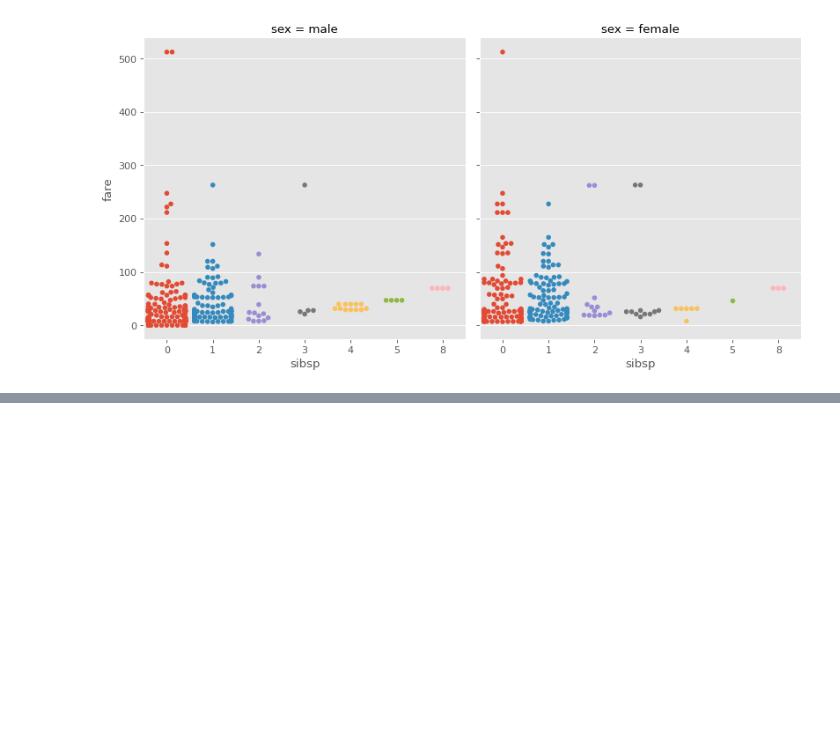
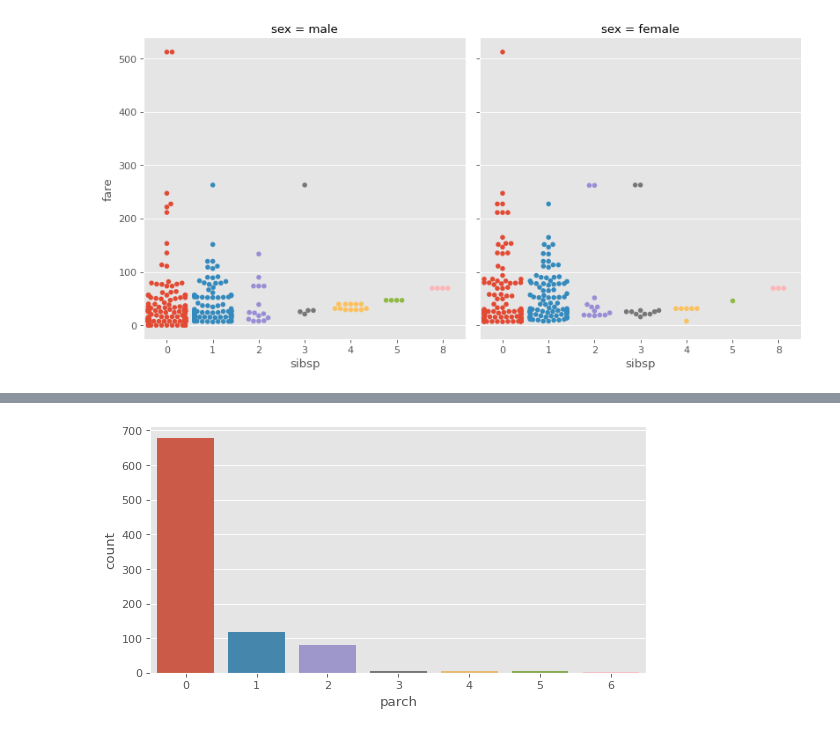
Before and after one commit to mainaliashish/data-science, a Jupyter notebook: EDA/titanic-dataset/eda-titanic.ipynb, the cells around one changed output, grey strips where cells are left out. Drawn from its saved outputs; the diff is of its cells as text; code cells hidden in the pictures; blank space fills up the shorter version.

```diff
--- a/EDA/titanic-dataset/eda-titanic.ipynb
+++ b/EDA/titanic-dataset/eda-titanic.ipynb
@@ -623,0 +640,4 @@ sns.catplot(x='sibsp', y='fare', data=titanic, kind='swarm', col='pclass', hue='
+# %%
+sns.countplot(x='parch', data=titanic);
+# %% [output]
+[figure, added]
```
Also changed, not shown: parts of 8 cells of this notebook.
